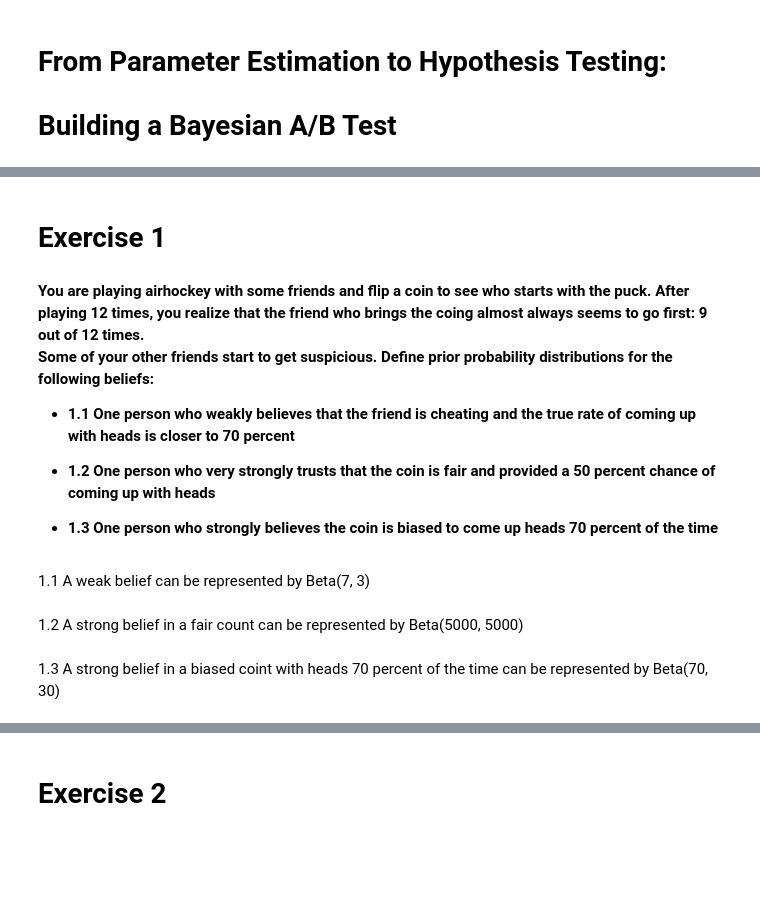
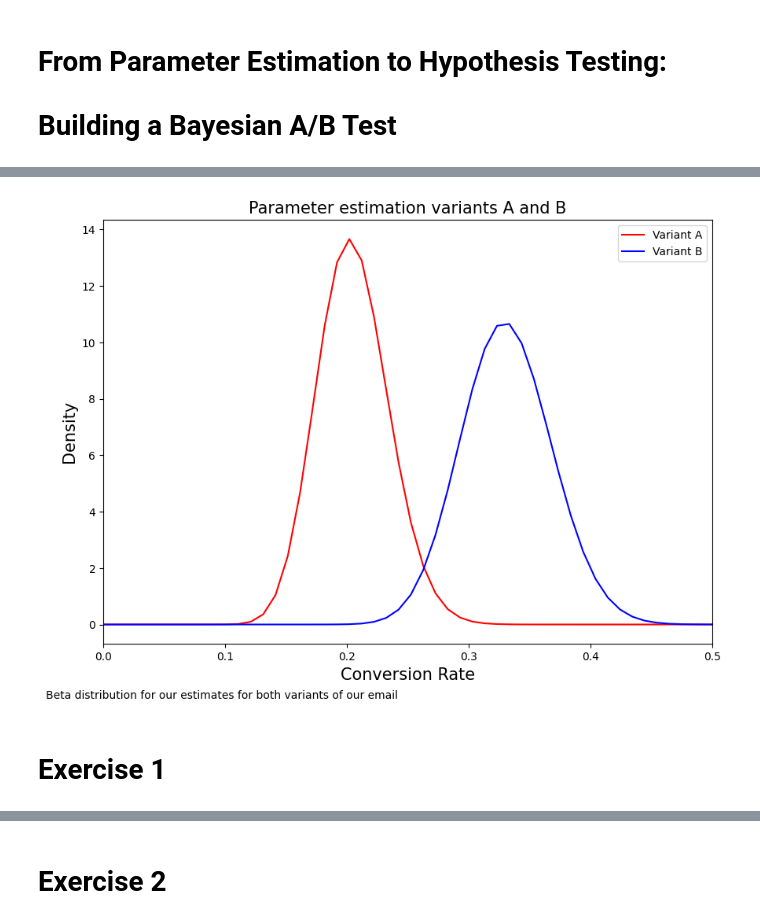
Before and after one commit to seyedrezamirkhani/bayesian_statistics_the_fun_way, a Jupyter notebook: chapter_015.ipynb, the cells around one changed output, grey strips where cells are left out. Cells and saved outputs as stored; diff of their text form; code cells hidden in the pictures; blank space fills up the shorter version.

```diff
--- a/chapter_015.ipynb
+++ b/chapter_015.ipynb
@@ -9,20 +64,39 @@ from scipy.stats import norm, beta
+# %%
+# https://vitalflux.com/beta-distribution-explained-with-python-examples/
+#
+# Set the shape paremeters
+#
+variant_a_alpha, variant_a_beta = 36, 144
+variant_b_alpha, variant_b_beta = 50, 100
+
+weak_prior_alpha, weak_prior_beta = 3, 7
+
+#
+# Generate the value between
+#
+variant_a_x = np.linspace(beta.ppf(0.0, variant_a_alpha + weak_prior_alpha, variant_a_beta + weak_prior_beta),
+                         beta.ppf(1.0, variant_a_alpha + weak_prior_alpha, variant_a_beta + weak_prior_beta), 100)
+
+variant_b_x = np.linspace(beta.ppf(0.0, variant_b_alpha + weak_prior_alpha, variant_b_beta + weak_prior_beta),
+                         beta.ppf(1.0, variant_b_alpha + weak_prior_alpha, variant_b_beta + weak_prior_beta), 100)
+
+#
+# Plot the beta distribution
+#
+plt.figure(figsize=(10,7))
+plt.xlim(0.0, 0.5)
+plt.plot(variant_a_x, beta.pdf(variant_a_x, variant_a_alpha + weak_prior_alpha, variant_a_beta + weak_prior_beta), 'r-',
+        label = 'Variant A')
+plt.plot(variant_b_x, beta.pdf(variant_b_x, variant_b_alpha + weak_prior_alpha, variant_b_beta + weak_prior_beta), 'b-',
+        label = 'Variant B')
+plt.title('Parameter estimation variants A and B', fontsize='15')
+plt.xlabel('Conversion Rate', fontsize='15')
+plt.ylabel('Density', fontsize='15')
+plt.legend()
+plt.figtext(0.5, 0.01, 'Beta distribution for our estimates for both variants of our email',
+            wrap=True, horizontalalignment='right', fontsize=10)
+plt.show()
+# %% [output]
+[figure, added]
 # %% [markdown]
 # Exercise 1
-# %% [markdown]
-<b>
-You are playing airhockey with some friends and flip a coin to see who starts with the puck. After playing 12 times, you realize that the friend who brings the coing almost always seems to go first: 9 out of 12 times.
-
-Some of your other friends start to get suspicious. Define prior probability distributions for the following beliefs:
-
-- 1.1 One person who weakly believes that the friend is cheating and the true rate of coming up with heads is closer to 70 percent
-
-- 1.2 One person who very strongly trusts that the coin is fair and provided a 50 percent chance of coming up with heads
-
-- 1.3 One person who strongly believes the coin is biased to come up heads 70 percent of the time
-</b>
-# %% [markdown]
-1.1 A weak belief can be represented by Beta(7, 3)
-# %% [markdown]
-1.2 A strong belief in a fair count can be represented by Beta(5000, 5000)
-# %% [markdown]
-1.3 A strong belief in a biased coint with heads 70 percent of the time can be represented by Beta(70, 30)
```
Also changed, not shown: parts of 36 cells of this notebook.
